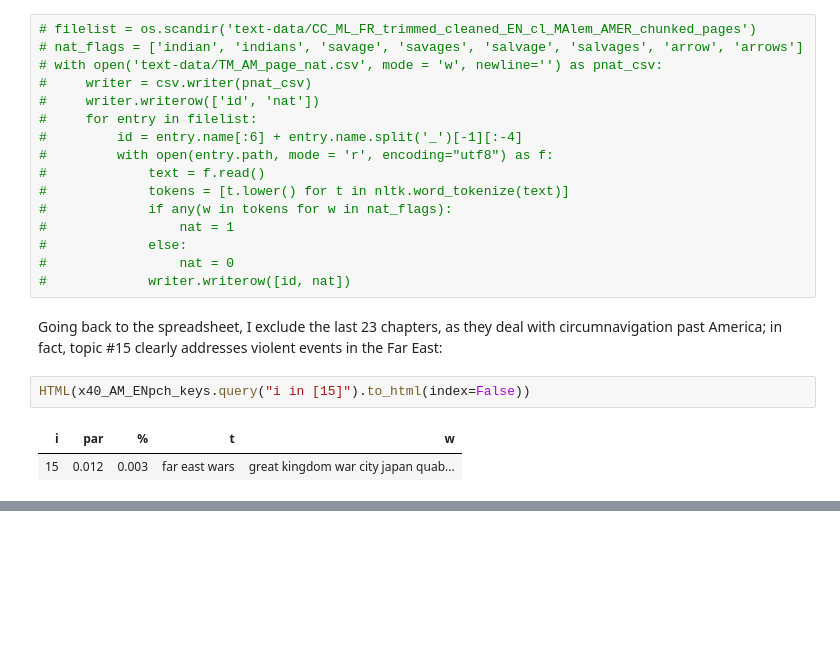
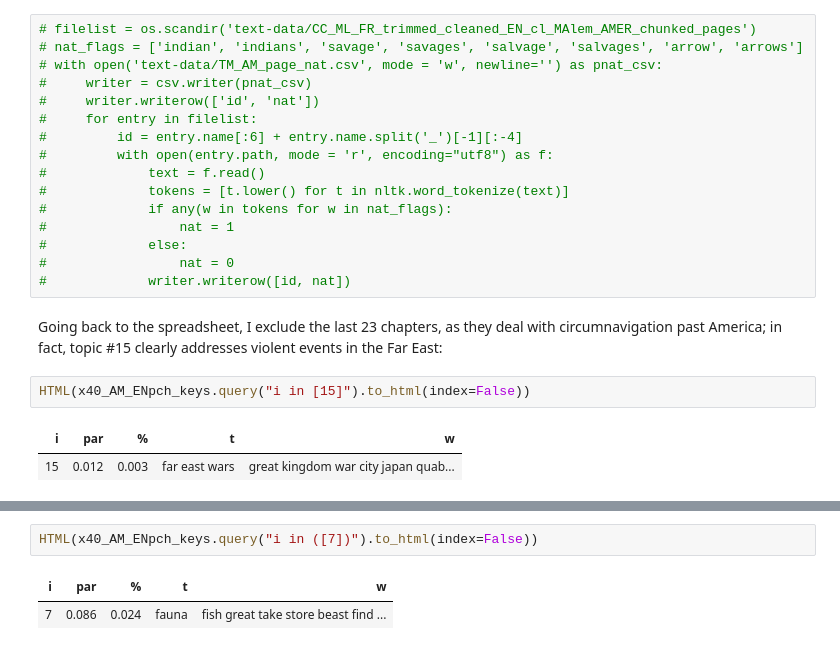
Before and after one commit to ant-lahaie/Hakluyt, a Jupyter notebook: HK_arg.ipynb, the cells around one changed output, grey strips where cells are left out. Saved outputs shown, nothing was run; the diff lists cells and outputs as text; blank space fills up the shorter version.

```diff
--- a/HK_arg.ipynb
+++ b/HK_arg.ipynb
@@ -1510,0 +1522,5 @@ Going back to the opening premise of the research project, I will freely admit t
+# %%
+HTML(x40_AM_ENpch_keys.query("i in ([7])").to_html(index=False))
+# %% [output]
+| i | par | % | t | w |
+| 7 | 0.086 | 0.024 | fauna | fish great take store beast find ... |
```
Also changed, not shown: parts of 13 cells of this notebook, 1 other file.
